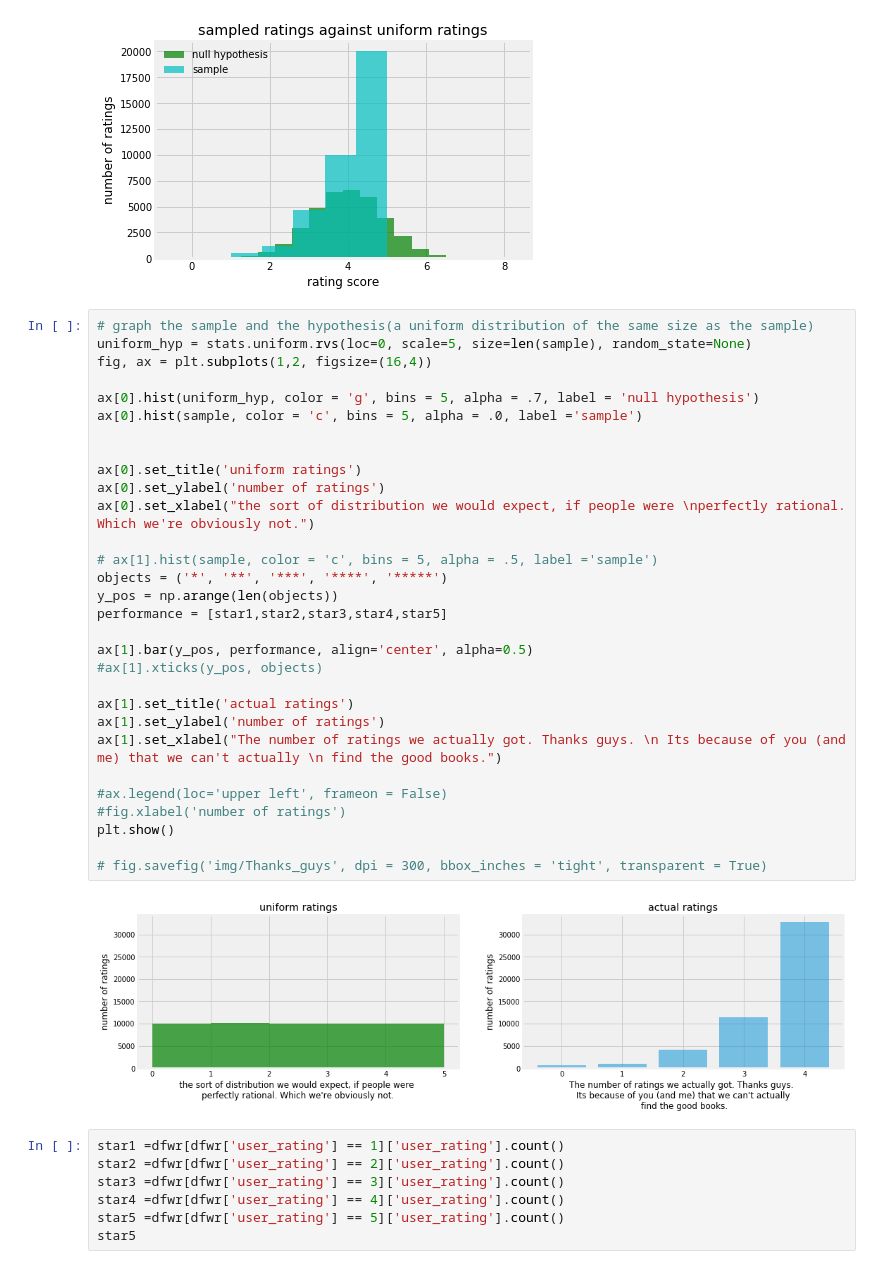
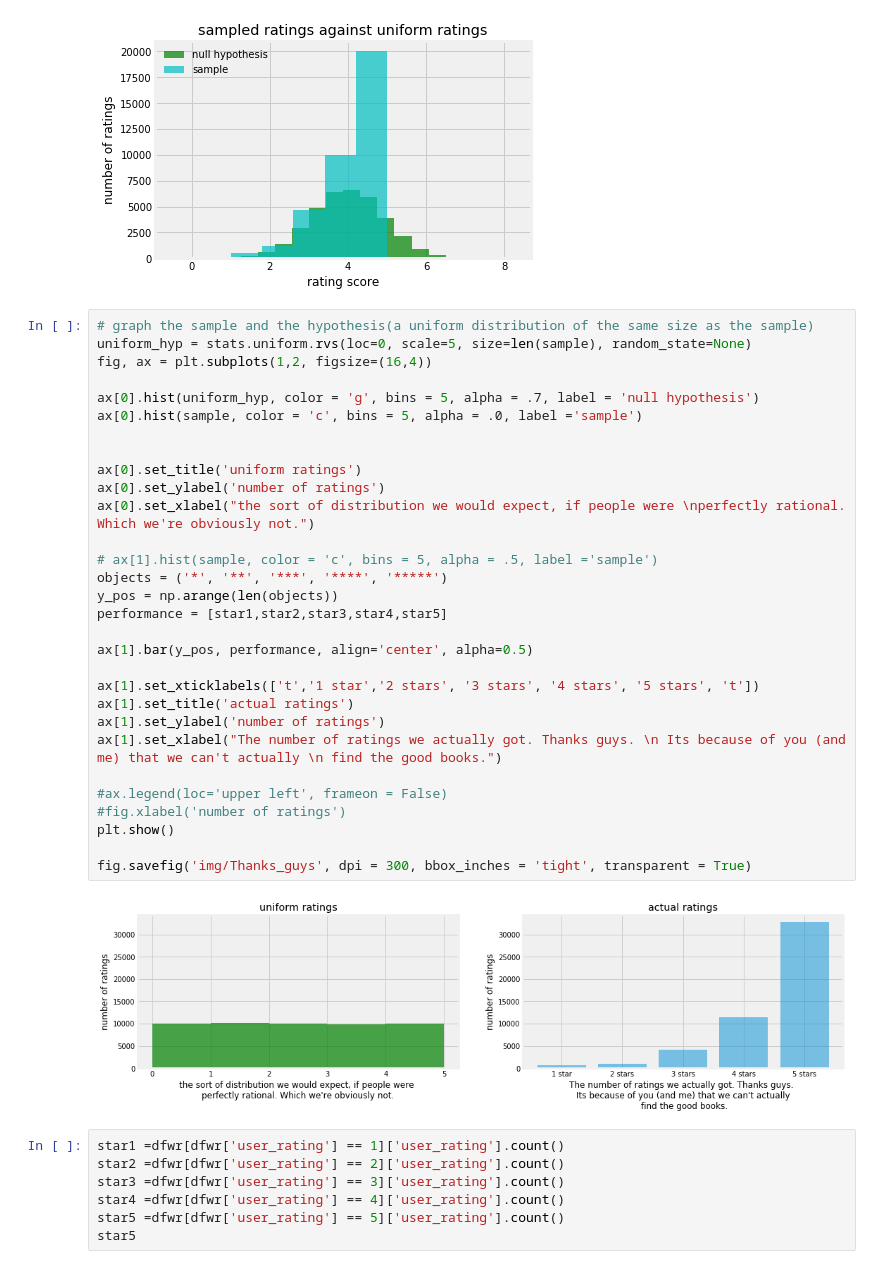
Before and after one commit to RnScully/Books, a Jupyter notebook: Pandas Hypothesis Testing and Graphers.ipynb, the cells around one changed output. Drawn from its saved outputs; the diff is of its cells as text.

Commit message:
bar graphs

```diff
--- a/Pandas Hypothesis Testing and Graphers.ipynb
+++ b/Pandas Hypothesis Testing and Graphers.ipynb
@@ -188,35 +188,35 @@ fig.savefig('img/hypothesis_graph', dpi = 300, bbox_inches = 'tight', transparen
 # %%
 # graph the sample and the hypothesis(a uniform distribution of the same size as the sample)
 uniform_hyp = stats.uniform.rvs(loc=0, scale=5, size=len(sample), random_state=None)
 fig, ax = plt.subplots(1,2, figsize=(16,4))
 
 ax[0].hist(uniform_hyp, color = 'g', bins = 5, alpha = .7, label = 'null hypothesis')
 ax[0].hist(sample, color = 'c', bins = 5, alpha = .0, label ='sample')
 
 
 ax[0].set_title('uniform ratings')
 ax[0].set_ylabel('number of ratings')
 ax[0].set_xlabel("the sort of distribution we would expect, if people were \nperfectly rational. Which we're obviously not.")
 
 # ax[1].hist(sample, color = 'c', bins = 5, alpha = .5, label ='sample')
 objects = ('*', '**', '***', '****', '*****')
 y_pos = np.arange(len(objects))
 performance = [star1,star2,star3,star4,star5]
 
 ax[1].bar(y_pos, performance, align='center', alpha=0.5)
-#ax[1].xticks(y_pos, objects)
 
+ax[1].set_xticklabels(['t','1 star','2 stars', '3 stars', '4 stars', '5 stars', 't'])
 ax[1].set_title('actual ratings')
 ax[1].set_ylabel('number of ratings')
 ax[1].set_xlabel("The number of ratings we actually got. Thanks guys. \n Its because of you (and me) that we can't actually \n find the good books.")
 
 #ax.legend(loc='upper left', frameon = False)
 #fig.xlabel('number of ratings')
 plt.show()
 
-# fig.savefig('img/Thanks_guys', dpi = 300, bbox_inches = 'tight', transparent = True)
+fig.savefig('img/Thanks_guys', dpi = 300, bbox_inches = 'tight', transparent = True)
 # %% [output]
-[figure, old version]
+[figure, new version]
 # %%
 star1 =dfwr[dfwr['user_rating'] == 1]['user_rating'].count()
 star2 =dfwr[dfwr['user_rating'] == 2]['user_rating'].count()
```
Also changed, not shown: 1 other file.
